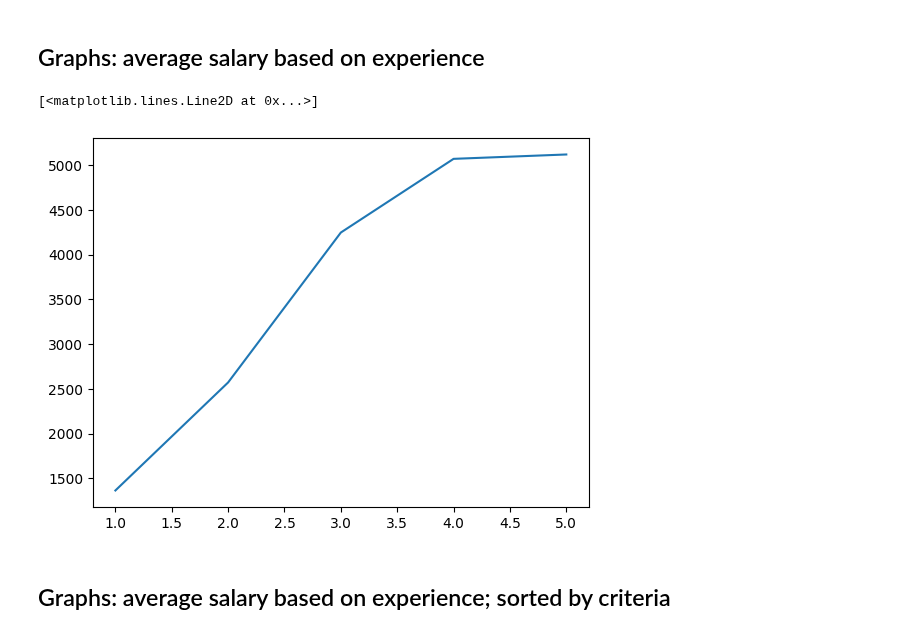
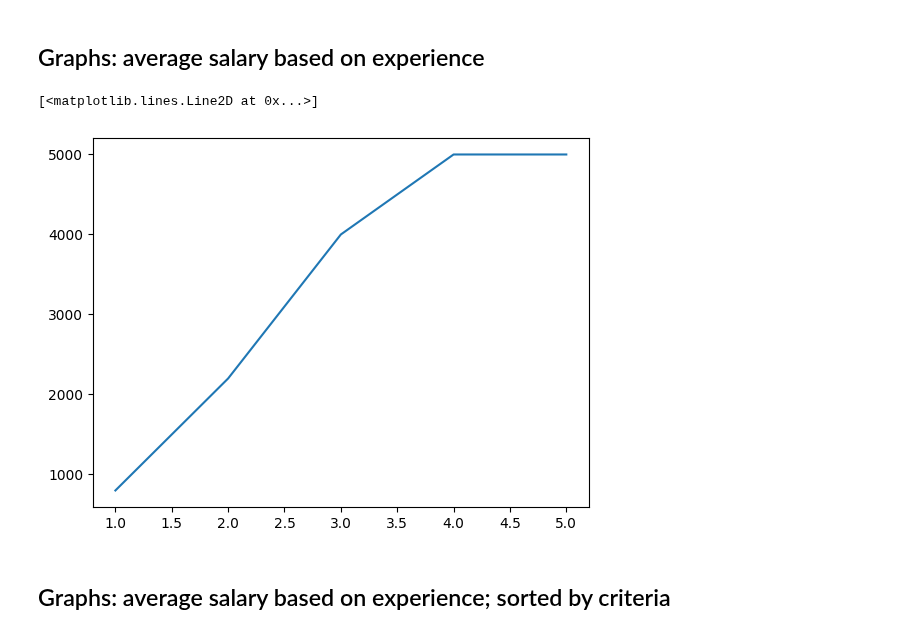
Before and after one commit to rizerphe-student/dev_datasets_analysis_project, a Jupyter notebook: notebook.ipynb, the cells around one changed output. Cells and saved outputs as stored; diff of their text form; code cells hidden in the pictures.

Commit message:
Changed mean to median

```diff
--- a/notebook.ipynb
+++ b/notebook.ipynb
@@ -222,6 +222,6 @@ june_2022['salary'].mean()
 # %%
 # Salary depending on region
 
-june_2022.set_index('city').groupby('city')['salary'].mean().sort_values(ascending=False)
+june_2022.set_index('city').groupby('city')['salary'].median().sort_values(ascending=False)
 # %% [output]
 city
@@ -246,14 +246,14 @@ Name: experience, dtype: int64
 # %% [markdown]
 ## Graphs: average salary based on experience
 # %%
-data_2022 = june_2022.groupby('experience')['salary'].mean().sort_values()
+data_2022 = june_2022.groupby('experience')['salary'].median().sort_values()
 
 index_2022 = list(range(1, 6))
 sub = plt.subplot()
 sub.plot(index_2022, data_2022)
 # %% [output]
 [<matplotlib.lines.Line2D at 0x...>]
-[figure, old version]
+[figure, new version]
 # %% [markdown]
 ## Graphs: average salary based on experience; sorted by criteria
 # %% [markdown]
```
Also changed, not shown: parts of 18 cells of this notebook.
